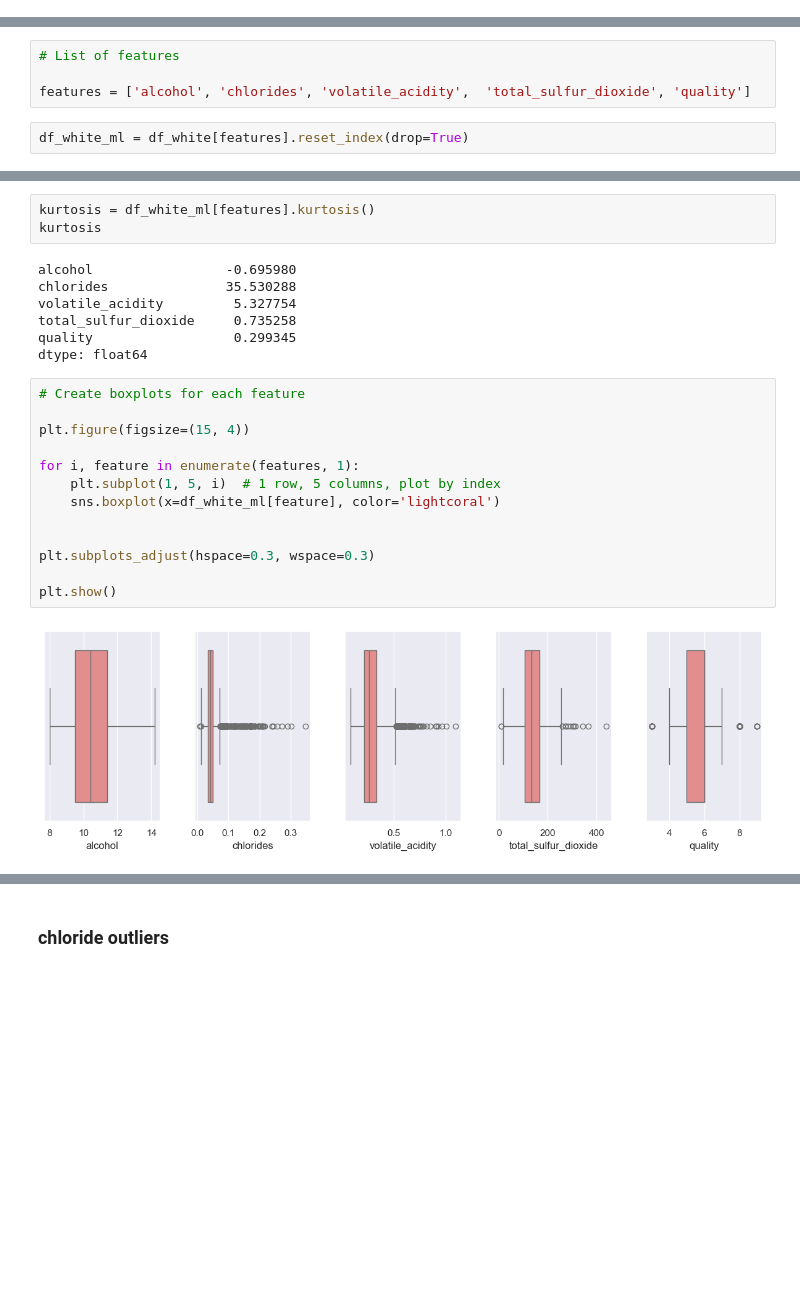
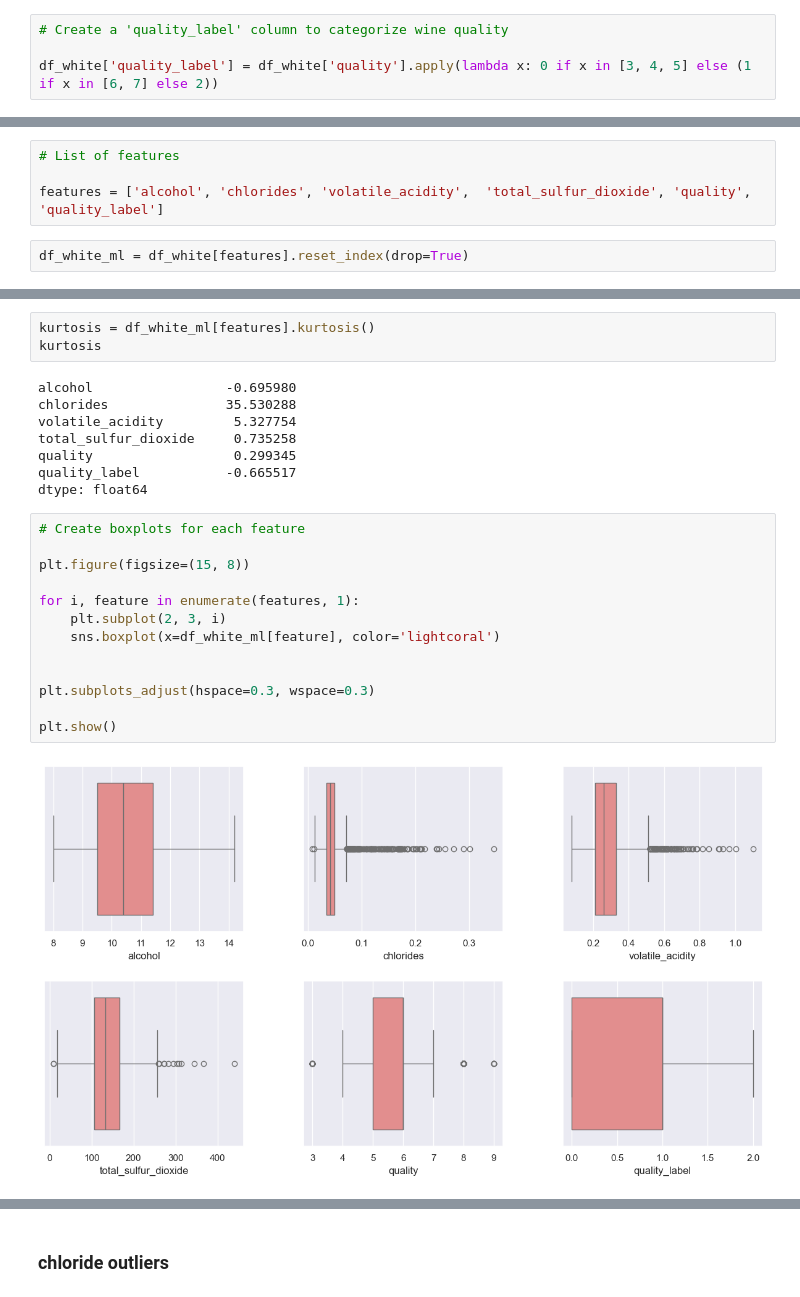
Before and after one commit to airsahin/Wine-Quality, a Jupyter notebook: wine_quality.ipynb, the cells around one changed output, grey strips where cells are left out. Drawn from its saved outputs; the diff is of its cells as text; blank space fills up the shorter version.

Commit message:
Updated wine_quality.ipynb with new analysis

```diff
--- a/wine_quality.ipynb
+++ b/wine_quality.ipynb
@@ -197,0 +213,4 @@ plt.show()
+# %%
+# Create a 'quality_label' column to categorize wine quality
+
+df_white['quality_label'] = df_white['quality'].apply(lambda x: 0 if x in [3, 4, 5] else (1 if x in [6, 7] else 2))
@@ -233,7 +272,7 @@ plt.show()
 # %%
 # List of features
 
-features = ['alcohol', 'chlorides', 'volatile_acidity',  'total_sulfur_dioxide', 'quality']
+features = ['alcohol', 'chlorides', 'volatile_acidity',  'total_sulfur_dioxide', 'quality', 'quality_label']
 # %%
 df_white_ml = df_white[features].reset_index(drop=True)
 # %%
@@ -267,22 +307,23 @@ chlorides               35.530288
 volatile_acidity         5.327754
 total_sulfur_dioxide     0.735258
 quality                  0.299345
+quality_label           -0.665517
 dtype: float64
 # %%
 # Create boxplots for each feature
 
-plt.figure(figsize=(15, 4))
+plt.figure(figsize=(15, 8))
 
 for i, feature in enumerate(features, 1):
-    plt.subplot(1, 5, i)  # 1 row, 5 columns, plot by index
+    plt.subplot(2, 3, i)
     sns.boxplot(x=df_white_ml[feature], color='lightcoral')
 
 
 plt.subplots_adjust(hspace=0.3, wspace=0.3)
 
 plt.show()
 # %% [output]
-[figure, old version]
+[figure, new version]
 # %%
 # check data distribution with histograms
 
```
Also changed, not shown: parts of 108 cells of this notebook.
